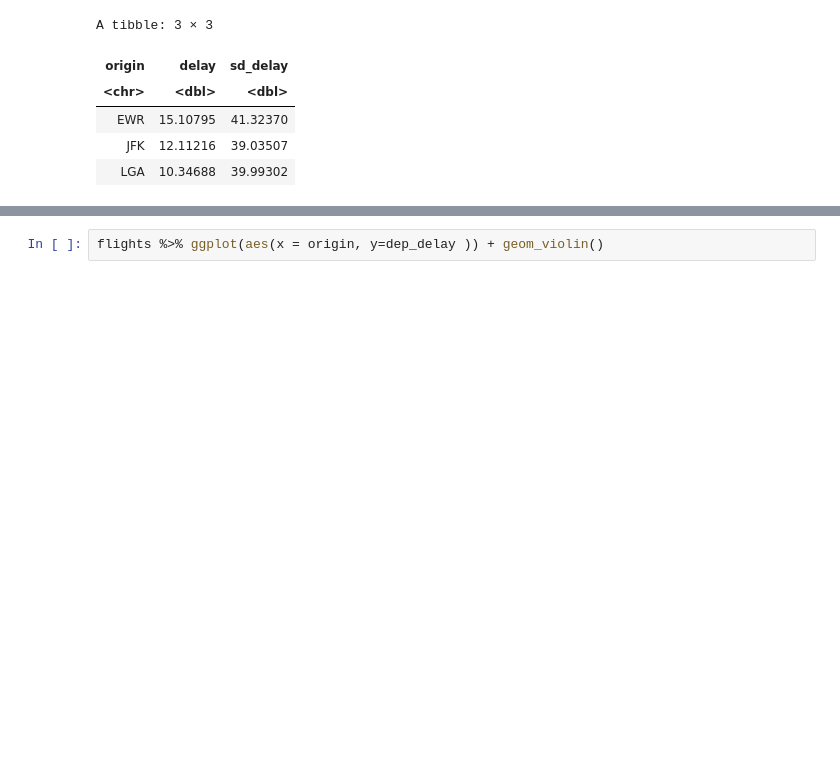
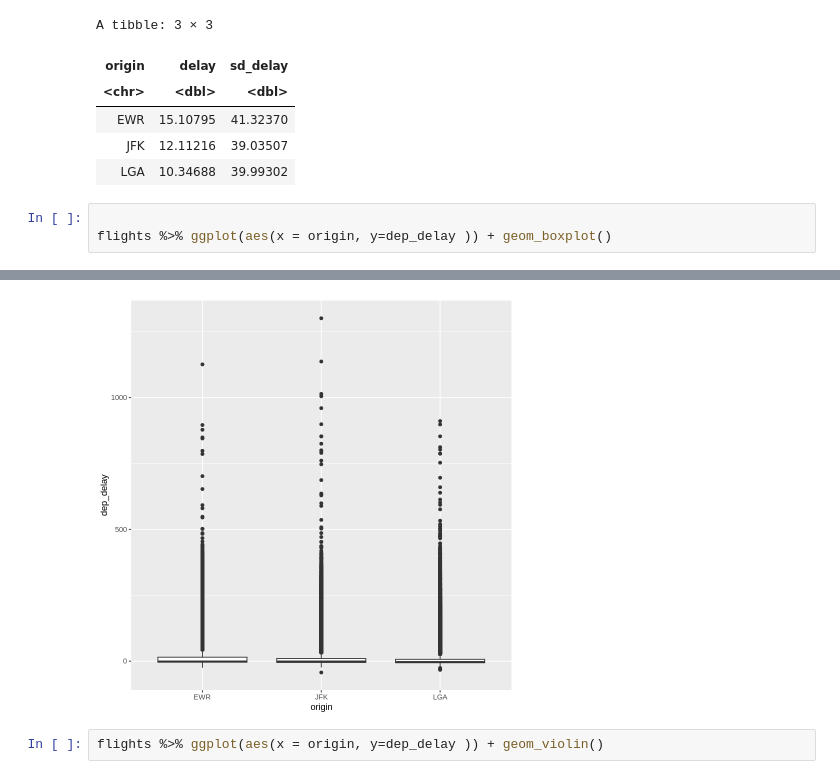
Before and after one commit to ikwak2/testrepository, a Jupyter notebook: R4df_1.ipynb, the cells around one changed output, grey strips where cells are left out. Drawn from its saved outputs; the diff is of its cells as text; blank space fills up the shorter version.

```diff
--- a/R4df_1.ipynb
+++ b/R4df_1.ipynb
@@ -946,3 +931,7 @@ A tibble: 3 × 3
 | EWR | 15.10795 | 41.32370 |
 | JFK | 12.11216 | 39.03507 |
 | LGA | 10.34688 | 39.99302 |
+# %%
+
+flights %>% ggplot(aes(x = origin, y=dep_delay )) + geom_boxplot()
+# %% [output]
@@ -949,3 +940,4 @@ A tibble: 3 × 3
+[figure, added]
 # %%
 flights %>% ggplot(aes(x = origin, y=dep_delay )) + geom_violin()
 # %% [output]
```
Also changed, not shown: parts of 19 cells of this notebook.
